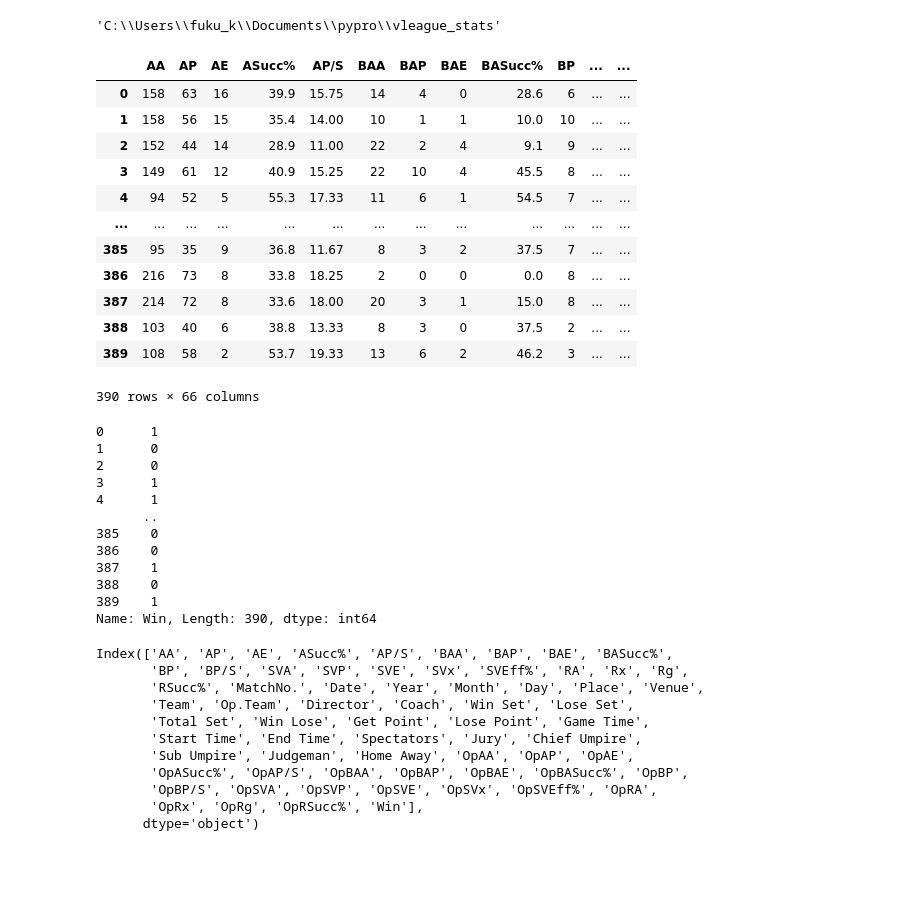
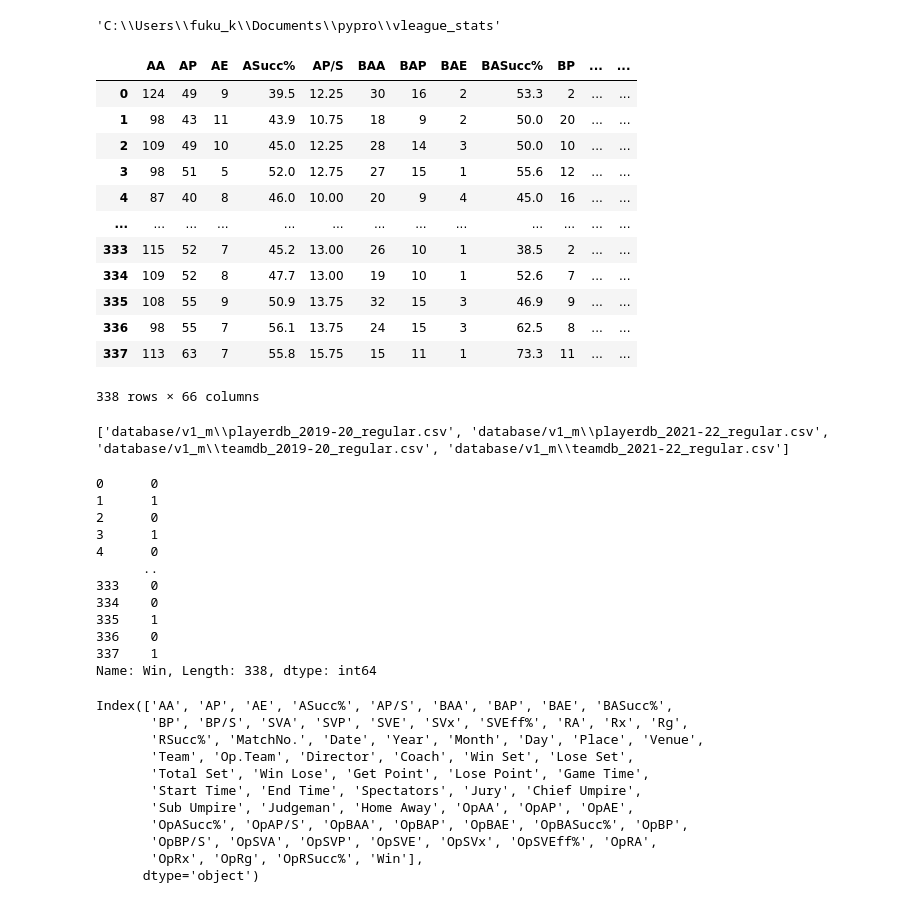
Before and after one commit to vleaguebot-lab/vleague_stats, a Jupyter notebook: data_collect_lab.ipynb, the cells around one changed output. Cells and saved outputs as stored; diff of their text form; code cells hidden in the pictures; blank space fills up the shorter version.

```diff
--- a/data_collect_lab.ipynb
+++ b/data_collect_lab.ipynb
@@ -15,41 +16,47 @@ os.getcwd()
 # %% [output]
 'C:\\Users\\fuku_k\\Documents\\pypro\\vleague_stats'
 # %%
-path = '2021-22_regular/v1_w/teamdatabase.csv'
+path = 'database/v1_m/teamdb_2021-22_regular.csv'
 df = pd.read_csv(path)
 df
 # %% [output]
 |  | AA | AP | AE | ASucc% | AP/S | BAA | BAP | BAE | BASucc% | BP | ... | ... |
-| 0 | 158 | 63 | 16 | 39.9 | 15.75 | 14 | 4 | 0 | 28.6 | 6 | ... | ... |
-| 1 | 158 | 56 | 15 | 35.4 | 14.00 | 10 | 1 | 1 | 10.0 | 10 | ... | ... |
-| 2 | 152 | 44 | 14 | 28.9 | 11.00 | 22 | 2 | 4 | 9.1 | 9 | ... | ... |
-| 3 | 149 | 61 | 12 | 40.9 | 15.25 | 22 | 10 | 4 | 45.5 | 8 | ... | ... |
-| 4 | 94 | 52 | 5 | 55.3 | 17.33 | 11 | 6 | 1 | 54.5 | 7 | ... | ... |
+| 0 | 124 | 49 | 9 | 39.5 | 12.25 | 30 | 16 | 2 | 53.3 | 2 | ... | ... |
+| 1 | 98 | 43 | 11 | 43.9 | 10.75 | 18 | 9 | 2 | 50.0 | 20 | ... | ... |
+| 2 | 109 | 49 | 10 | 45.0 | 12.25 | 28 | 14 | 3 | 50.0 | 10 | ... | ... |
+| 3 | 98 | 51 | 5 | 52.0 | 12.75 | 27 | 15 | 1 | 55.6 | 12 | ... | ... |
+| 4 | 87 | 40 | 8 | 46.0 | 10.00 | 20 | 9 | 4 | 45.0 | 16 | ... | ... |
 | ... | ... | ... | ... | ... | ... | ... | ... | ... | ... | ... | ... | ... |
-| 385 | 95 | 35 | 9 | 36.8 | 11.67 | 8 | 3 | 2 | 37.5 | 7 | ... | ... |
-| 386 | 216 | 73 | 8 | 33.8 | 18.25 | 2 | 0 | 0 | 0.0 | 8 | ... | ... |
-| 387 | 214 | 72 | 8 | 33.6 | 18.00 | 20 | 3 | 1 | 15.0 | 8 | ... | ... |
-| 388 | 103 | 40 | 6 | 38.8 | 13.33 | 8 | 3 | 0 | 37.5 | 2 | ... | ... |
-| 389 | 108 | 58 | 2 | 53.7 | 19.33 | 13 | 6 | 2 | 46.2 | 3 | ... | ... |
+| 333 | 115 | 52 | 7 | 45.2 | 13.00 | 26 | 10 | 1 | 38.5 | 2 | ... | ... |
+| 334 | 109 | 52 | 8 | 47.7 | 13.00 | 19 | 10 | 1 | 52.6 | 7 | ... | ... |
+| 335 | 108 | 55 | 9 | 50.9 | 13.75 | 32 | 15 | 3 | 46.9 | 9 | ... | ... |
+| 336 | 98 | 55 | 7 | 56.1 | 13.75 | 24 | 15 | 3 | 62.5 | 8 | ... | ... |
+| 337 | 113 | 63 | 7 | 55.8 | 15.75 | 15 | 11 | 1 | 73.3 | 11 | ... | ... |
-390 rows × 66 columns
+338 rows × 66 columns
+# %%
+division = 'v1_m'
+tree = glob.glob('database/{}/*'.format(division))
+print(tree)
+# %% [output]
+['database/v1_m\\playerdb_2019-20_regular.csv', 'database/v1_m\\playerdb_2021-22_regular.csv', 'database/v1_m\\teamdb_2019-20_regular.csv', 'database/v1_m\\teamdb_2021-22_regular.csv']
 # %%
 # df.iloc[:, 30:]
 f = lambda x: 1 if x == 'Win' else 0
 df['Win'] = df['Win Lose'].map(f)
 df['Win']
 # %% [output]
-0      1
-1      0
+0      0
+1      1
 2      0
 3      1
-4      1
+4      0
       ..
-385    0
-386    0
-387    1
-388    0
-389    1
-Name: Win, Length: 390, dtype: int64
+333    0
+334    0
+335    1
+336    0
+337    1
+Name: Win, Length: 338, dtype: int64
 # %%
 df.columns
 # %% [output]
```
Also changed, not shown: parts of 7 cells of this notebook, 13 other files.
